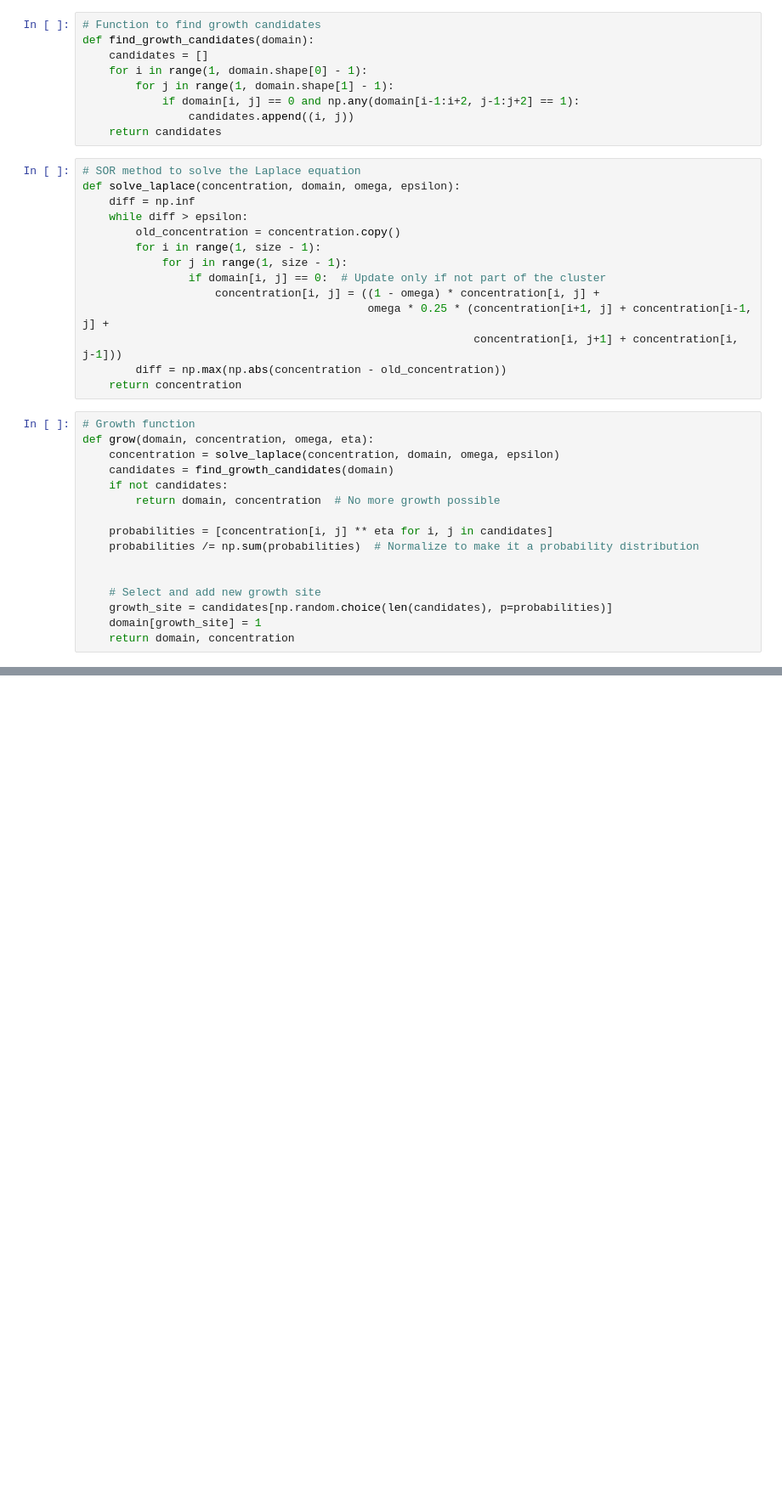
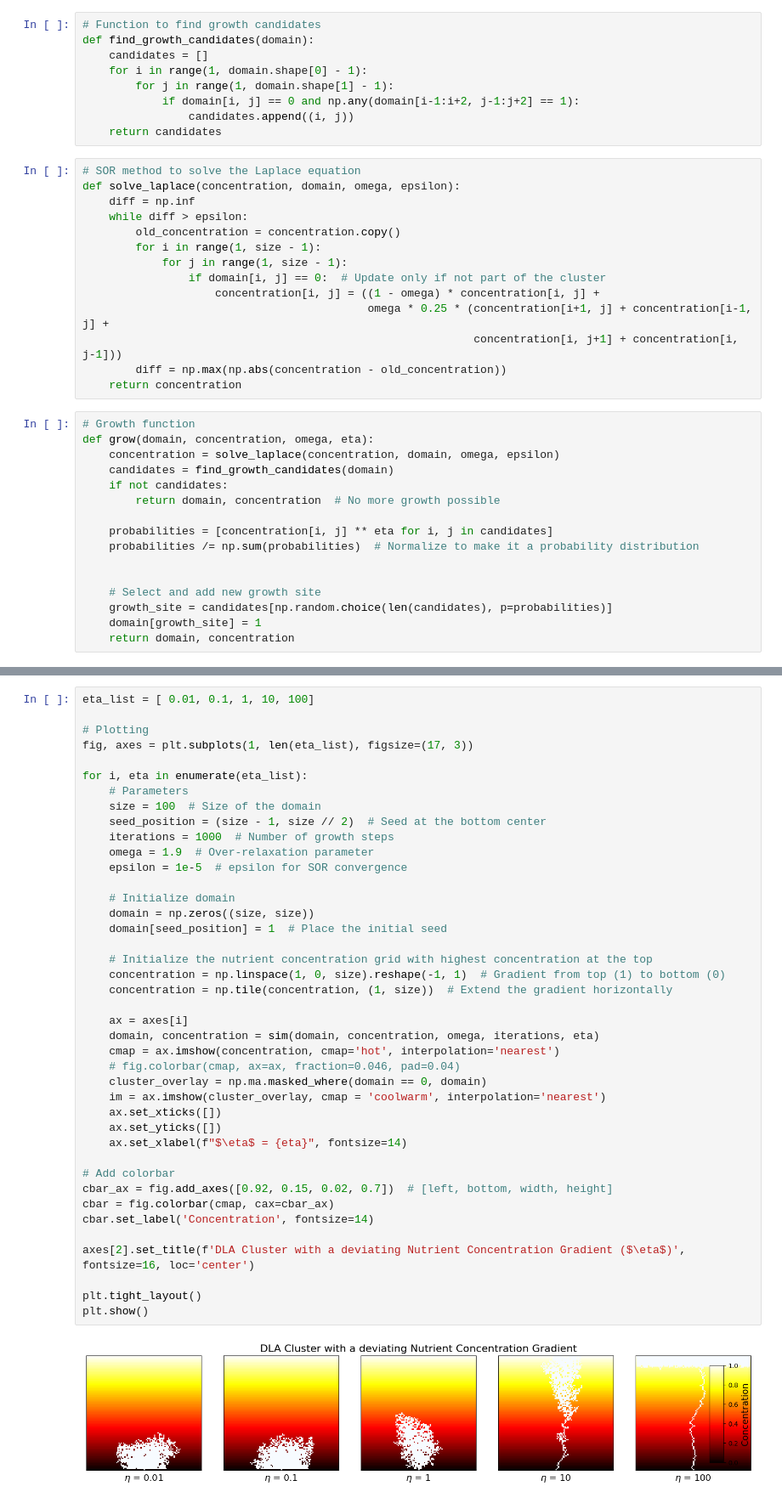
Before and after one commit to koenweverink/ScientificComputing, a Jupyter notebook: Set2.ipynb, the cells around one changed output, grey strips where cells are left out. Shown at 85% size. Drawn from its saved outputs; the diff is of its cells as text; blank space fills up the shorter version.

```diff
--- a/Set2.ipynb
+++ b/Set2.ipynb
@@ -75,0 +81,43 @@ plt.show()
+# %%
+eta_list = [ 0.01, 0.1, 1, 10, 100]
+
+# Plotting
+fig, axes = plt.subplots(1, len(eta_list), figsize=(17, 3))
+
+for i, eta in enumerate(eta_list):
+    # Parameters
+    size = 100  # Size of the domain
+    seed_position = (size - 1, size // 2)  # Seed at the bottom center
+    iterations = 1000  # Number of growth steps
+    omega = 1.9  # Over-relaxation parameter
+    epsilon = 1e-5  # epsilon for SOR convergence
+
+    # Initialize domain
+    domain = np.zeros((size, size))
+    domain[seed_position] = 1  # Place the initial seed
+
+    # Initialize the nutrient concentration grid with highest concentration at the top
+    concentration = np.linspace(1, 0, size).reshape(-1, 1)  # Gradient from top (1) to bottom (0)
+    concentration = np.tile(concentration, (1, size))  # Extend the gradient horizontally
+
+    ax = axes[i]
+    domain, concentration = sim(domain, concentration, omega, iterations, eta)
+    cmap = ax.imshow(concentration, cmap='hot', interpolation='nearest')
+    # fig.colorbar(cmap, ax=ax, fraction=0.046, pad=0.04)
+    cluster_overlay = np.ma.masked_where(domain == 0, domain)
+    im = ax.imshow(cluster_overlay, cmap = 'coolwarm', interpolation='nearest')
+    ax.set_xticks([])
+    ax.set_yticks([])
+    ax.set_xlabel(f"$\eta$ = {eta}", fontsize=14)
+
+# Add colorbar
+cbar_ax = fig.add_axes([0.92, 0.15, 0.02, 0.7])  # [left, bottom, width, height]
+cbar = fig.colorbar(cmap, cax=cbar_ax)
+cbar.set_label('Concentration', fontsize=14)
+
+axes[2].set_title(f'DLA Cluster with a deviating Nutrient Concentration Gradient ($\eta$)', fontsize=16, loc='center')
+
+plt.tight_layout()
+plt.show()
+# %% [output]
+[figure, added]
```
Also changed, not shown: parts of 5 cells of this notebook.
